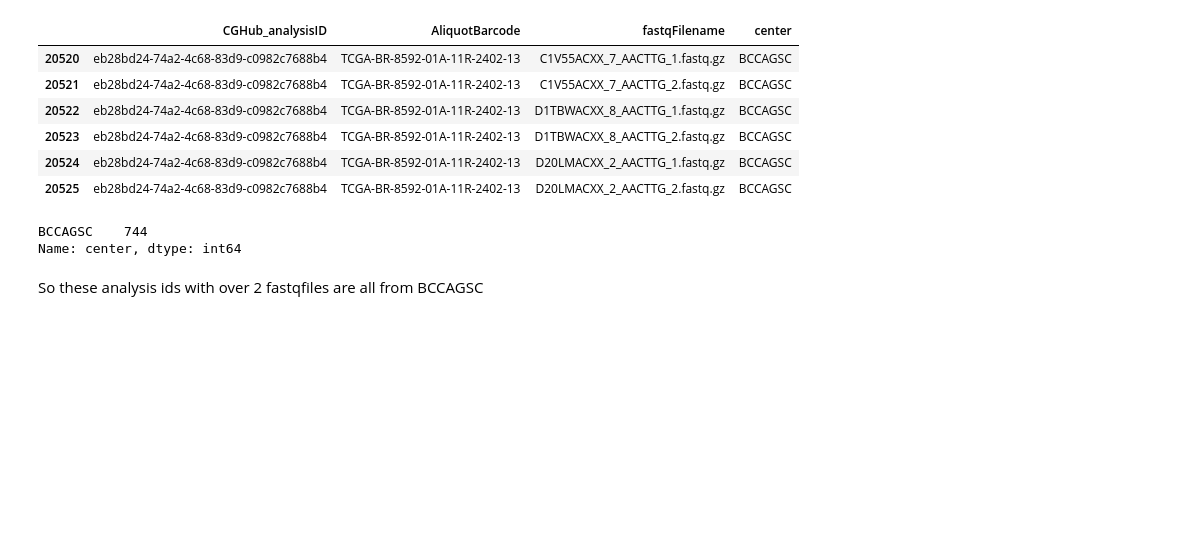
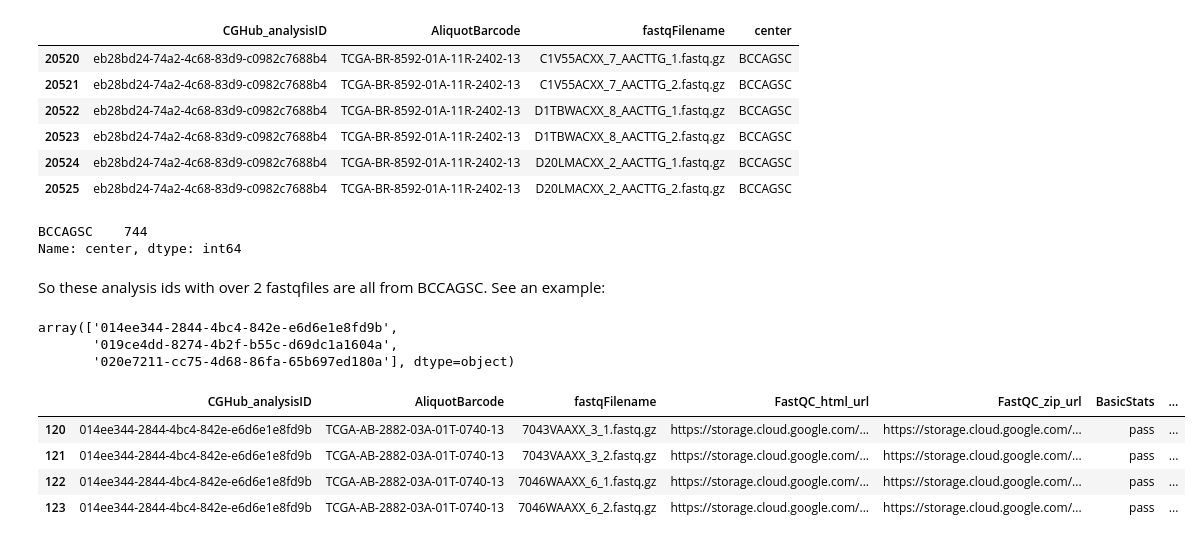
Before and after one commit to bcgsc/tasrkleat-TCGA-analysis-scripts, a Jupyter notebook: notebooks/TCGA-RNA-Seq-FASTA-read-length-analysis.ipynb, the cells around one changed output. Drawn from its saved outputs; the diff is of its cells as text; code cells hidden in the pictures; blank space fills up the shorter version.

```diff
--- a/notebooks/TCGA-RNA-Seq-FASTA-read-length-analysis.ipynb
+++ b/notebooks/TCGA-RNA-Seq-FASTA-read-length-analysis.ipynb
@@ -147,4 +152,18 @@ n4_ndf[cols].center.value_counts()
 BCCAGSC    744
 Name: center, dtype: int64
 # %% [markdown]
-So these analysis ids with over 2 fastqfiles are all from BCCAGSC
+So these analysis ids with over 2 fastqfiles are all from BCCAGSC. See an example:
+# %%
+n4_ndf.CGHub_analysisID.unique()[:3]
+# %% [output]
+array(['014ee344-2844-4bc4-842e-e6d6e1e8fd9b',
+       '019ce4dd-8274-4b2f-b55c-d69dc1a1604a',
+       '020e7211-cc75-4d68-86fa-65b697ed180a'], dtype=object)
+# %%
+ndf[ndf.CGHub_analysisID == '014ee344-2844-4bc4-842e-e6d6e1e8fd9b']
+# %% [output]
+|  | CGHub_analysisID | AliquotBarcode | fastqFilename | FastQC_html_url | FastQC_zip_url | BasicStats | ... |
+| 120 | 014ee344-2844-4bc4-842e-e6d6e1e8fd9b | TCGA-AB-2882-03A-01T-0740-13 | 7043VAAXX_3_1.fastq.gz | https://storage.cloud.google.com/... | https://storage.cloud.google.com/... | pass | ... |
+| 121 | 014ee344-2844-4bc4-842e-e6d6e1e8fd9b | TCGA-AB-2882-03A-01T-0740-13 | 7043VAAXX_3_2.fastq.gz | https://storage.cloud.google.com/... | https://storage.cloud.google.com/... | pass | ... |
+| 122 | 014ee344-2844-4bc4-842e-e6d6e1e8fd9b | TCGA-AB-2882-03A-01T-0740-13 | 7046WAAXX_6_1.fastq.gz | https://storage.cloud.google.com/... | https://storage.cloud.google.com/... | pass | ... |
+| 123 | 014ee344-2844-4bc4-842e-e6d6e1e8fd9b | TCGA-AB-2882-03A-01T-0740-13 | 7046WAAXX_6_2.fastq.gz | https://storage.cloud.google.com/... | https://storage.cloud.google.com/... | pass | ... |
```
Also changed, not shown: parts of 5 cells of this notebook.
